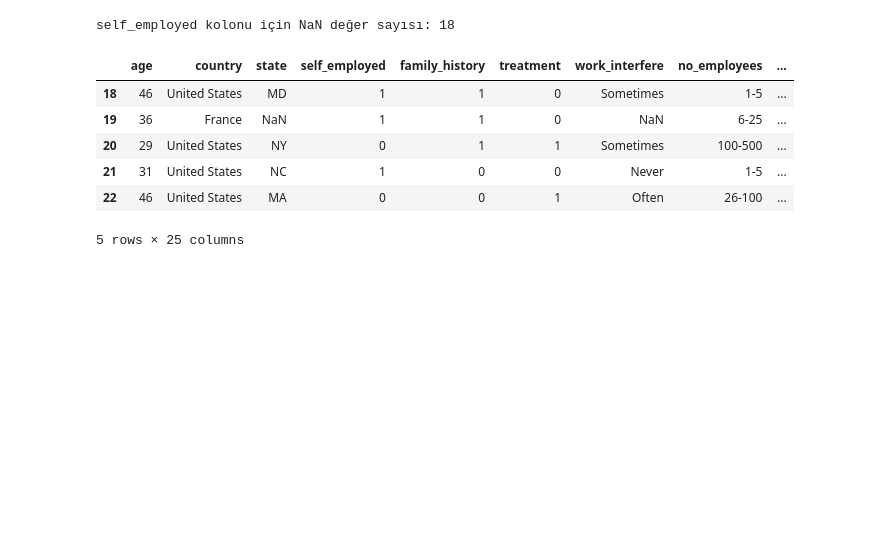
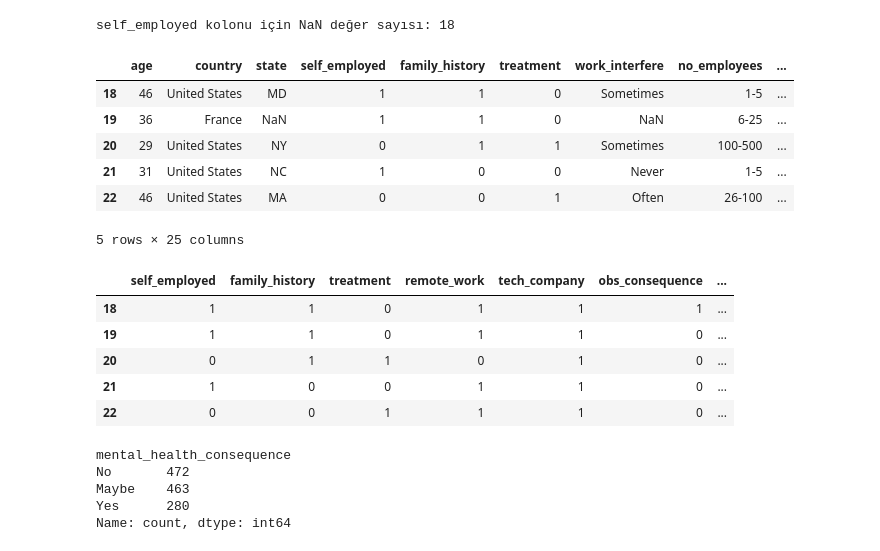
Before and after one commit to denizdagli/mental-health, a Jupyter notebook: dataAnalysis.ipynb, the cells around one changed output. Drawn from its saved outputs; the diff is of its cells as text; code cells hidden in the pictures; blank space fills up the shorter version.

```diff
--- a/dataAnalysis.ipynb
+++ b/dataAnalysis.ipynb
@@ -425,3 +425,20 @@ df.head()
 | 21 | 31 | United States | NC | 1 | 0 | 0 | Never | 1-5 | ... |
 | 22 | 46 | United States | MA | 0 | 0 | 1 | Often | 26-100 | ... |
 5 rows × 25 columns
+# %%
+df[binary_cols].head()
+# %% [output]
+|  | self_employed | family_history | treatment | remote_work | tech_company | obs_consequence | ... |
+| 18 | 1 | 1 | 0 | 1 | 1 | 1 | ... |
+| 19 | 1 | 1 | 0 | 1 | 1 | 0 | ... |
+| 20 | 0 | 1 | 1 | 0 | 1 | 0 | ... |
+| 21 | 1 | 0 | 0 | 1 | 1 | 0 | ... |
+| 22 | 0 | 0 | 1 | 1 | 1 | 0 | ... |
+# %%
+df['mental_health_consequence'].value_counts()
+# %% [output]
+mental_health_consequence
+No       472
+Maybe    463
+Yes      280
+Name: count, dtype: int64
```
Also changed, not shown: parts of 6 cells of this notebook.
